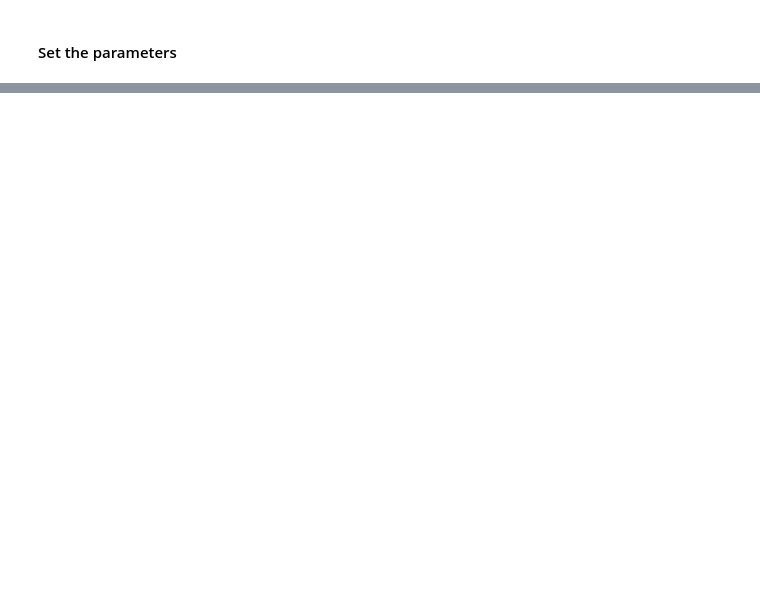
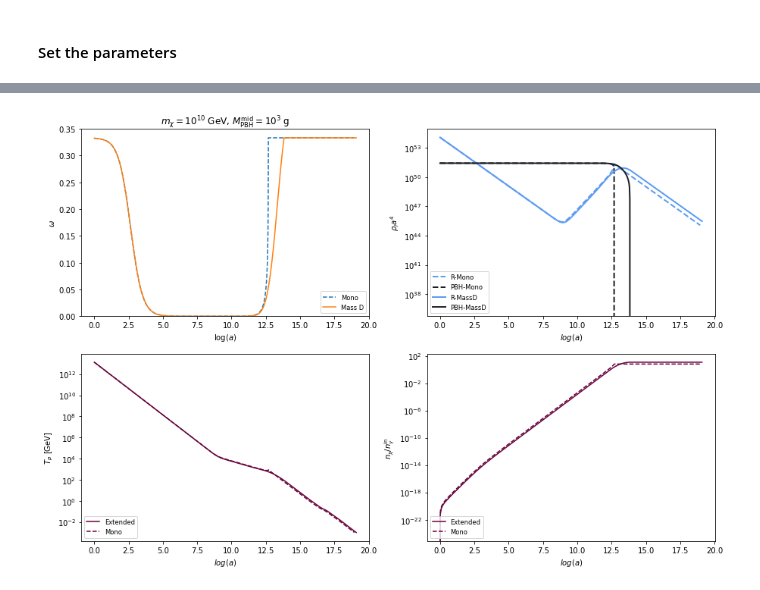
Before and after one commit to yfperezg/frisbhee, a Jupyter notebook: Dark_Matter/Example_Dist.ipynb, the cells around one changed output, grey strips where cells are left out. Drawn from its saved outputs; the diff is of its cells as text; code cells hidden in the pictures; blank space fills up the shorter version.

Commit message:
updated version, added codes for extended distributions

```diff
--- a/Dark_Matter/Example_Dist.ipynb
+++ b/Dark_Matter/Example_Dist.ipynb
@@ -20,5 +21,5 @@ Mc   = 1e5      # Peak mass in g at formation  --> Taken here as a parameter
 asc  = 0.0      # Mean initial angular momentum parameter, ast = 0. -> Schwarzschild, ast > 0. -> Kerr.
 beta = 10.**-3. # Parameter describing the initial BH energy density over total energy density
 mdm  = 1.e2     # Dark Matter Mass in GeV
-sDM  = 0.0      # Spin of Dark Radiation
+sDM  = 2.0      # Spin of Dark Matter
 # %% [markdown]
@@ -26,3 +27,7 @@ sDM  = 0.0      # Spin of Dark Radiation
 # %%
+# Monochromatic case
+
 foh2_mono = pbh_mono.FBEqs_Sol(np.log10(Mc), asc, np.log10(beta), np.log10(mdm), sDM)
+
+xm, tm, MBHm, astm, Radm, PBHm, TUnm, NDBEm, Tevm  = foh2_mono.Solt()
 # %% [markdown]
@@ -56,4 +72,6 @@ pars_SMD = [pars_MD, pars_SD]
 # %%
 # Solution for a Mass distribution only
 
-foh2_MD = pbh_MD.FBEqs_Sol(np.log10(Mc), np.log10(beta),typ, pars_MD, np.log10(mdm), sDR)
+foh2_MD = pbh_MD.FBEqs_Sol(np.log10(Mc), np.log10(beta), typ_MD, pars_MD, np.log10(mdm), sDM)
+
+xMD, tMD, RadMD, PBHMD, TUnMD, NDBE_MD, Tev_MD  = foh2_MD.Solt()
@@ -60 +93,42 @@ foh2_MD = pbh_MD.FBEqs_Sol(np.log10(Mc), np.log10(beta),typ, pars_MD, np.log10(m
+# %%
+fig, ax = plt.subplots(2, 2, figsize=(15.,10.))
+
+
+wm   = -1. + (1/3.)*(3*10**(-3*xm)*PBHm + 4*10**(-4*xm)*Radm)/(10**(-3*xm)*PBHm + 10**(-4*xm)*Radm) # Monochromatic
+wMD  = -1. + (1/3.)*(3*10**(-3*xMD)*PBHMD + 4*10**(-4*xMD)*RadMD)/(10**(-3*xMD)*PBHMD + 10**(-4*xMD)*RadMD) # Mass distribution
+
+ax[0,0].plot(xm, wm, ls='--', label='Mono')
+ax[0,0].plot(xMD, wMD, label='Mass D')
+ax[0,0].set_ylim(0., 0.35)
+ax[0,0].set_title(r"$m_\chi=10^{10}$ GeV, $M_{\rm PBH}^{\rm mid}=10^3$ g")
+ax[0,0].set_xlabel(r"$\log(a)$")
+ax[0,0].set_ylabel(r"$\omega$")
+ax[0,0].legend(loc="lower right", fontsize = "small")
+
+ax[0,1].plot(xm, 10**-xm*Radm, label='R-Mono', lw = 2, ls='--', color = '#5D9CF3')
+ax[0,1].plot(xm, PBHm, label='PBH-Mono', lw = 2, color = '#1e1f26', ls='--')
+ax[0,1].plot(xMD, 10**-xMD*RadMD, label='R-MassD', lw = 2, color = '#5D9CF3')
+ax[0,1].plot(xMD, PBHMD, label='PBH-MassD', lw = 2, color = '#1e1f26')
+ax[0,1].set_yscale('log')
+ax[0,1].set_xlabel(r"$log(a)$")
+ax[0,1].set_ylabel(r"$\rho_{i} a^4$")
+ax[0,1].legend(loc="lower left", fontsize = "small")
+
+ax[1,0].plot(xMD, TUnMD, label=r"Extended", color = '#66023C')
+ax[1,0].plot(xm, TUnm, label=r"Mono", color = '#66023C', linestyle='--')
+ax[1,0].set_ylabel(r"$T_{p}$ [GeV]")
+ax[1,0].set_xlabel(r"$log(a)$")
+ax[1,0].set_yscale('log')
+ax[1,0].legend(loc="lower left", fontsize = "small")
+
+ax[1,1].plot(xMD, NDBE_MD, label=r"Extended", color = '#66023C')
+ax[1,1].plot(xm, NDBEm, label=r"Mono", color = '#66023C', linestyle='--')
+ax[1,1].set_ylabel(r"$n_\chi/n_\gamma^{\rm in}$")
+ax[1,1].set_xlabel(r"$log(a)$")
+ax[1,1].set_yscale('log')
+ax[1,1].legend(loc="lower left", fontsize = "small")
+
+plt.show()
+# %% [output]
+[figure, added]
 # %%
```
Also changed, not shown: parts of 16 cells of this notebook, 8 other files.
